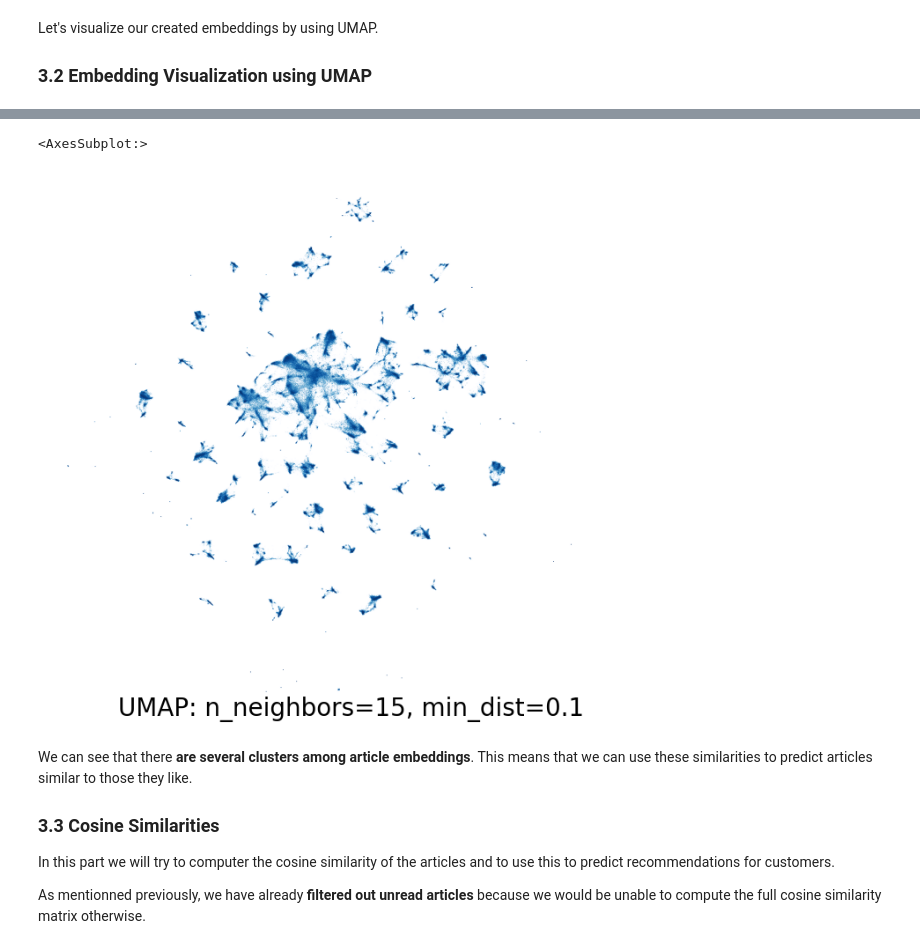
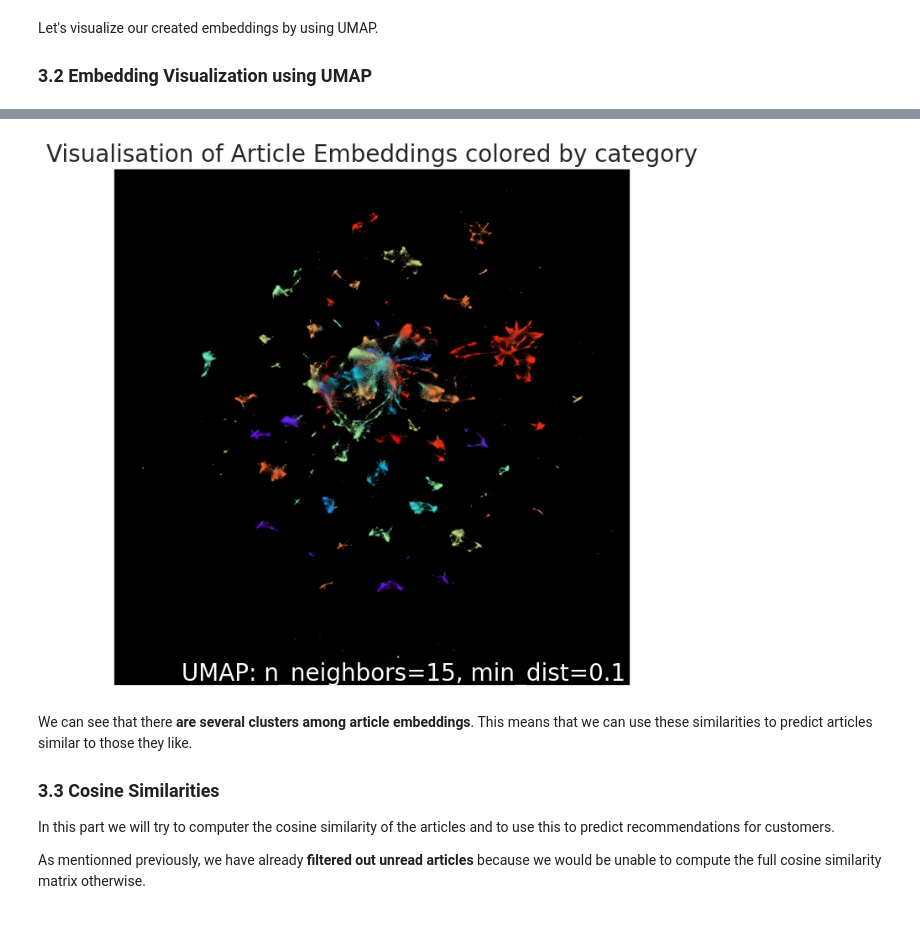
Before and after one commit to octave-ati/Designing-a-Recommendation-Model, a Jupyter notebook: P9_02_Notebook.ipynb, the cells around one changed output, grey strips where cells are left out. Cells and saved outputs as stored; diff of their text form; code cells hidden in the pictures.

```diff
--- a/P9_02_Notebook.ipynb
+++ b/P9_02_Notebook.ipynb
@@ -948,11 +965,11 @@ Tue Nov  8 11:07:02 2022 Finished embedding
 # %%
 import umap.plot
-umap.plot.points(mapping)
-plt.title("Visualisation of Article Embeddings reduced to 2D with UMAP")
+umap.plot.points(mapping, labels=articles_categ['category_id'], theme='fire')
+plt.gca().get_legend().remove()
+plt.title("Visualisation of Article Embeddings colored by category")
 plt.show()
 # %% [output]
-<AxesSubplot:>
-[figure, old version]
+[figure, new version]
 # %% [markdown]
 We can see that there **are several clusters among article embeddings**. This means that we can use these similarities to predict articles similar to those they like.
 
```
Also changed, not shown: parts of 6 cells of this notebook, 2 other files.
